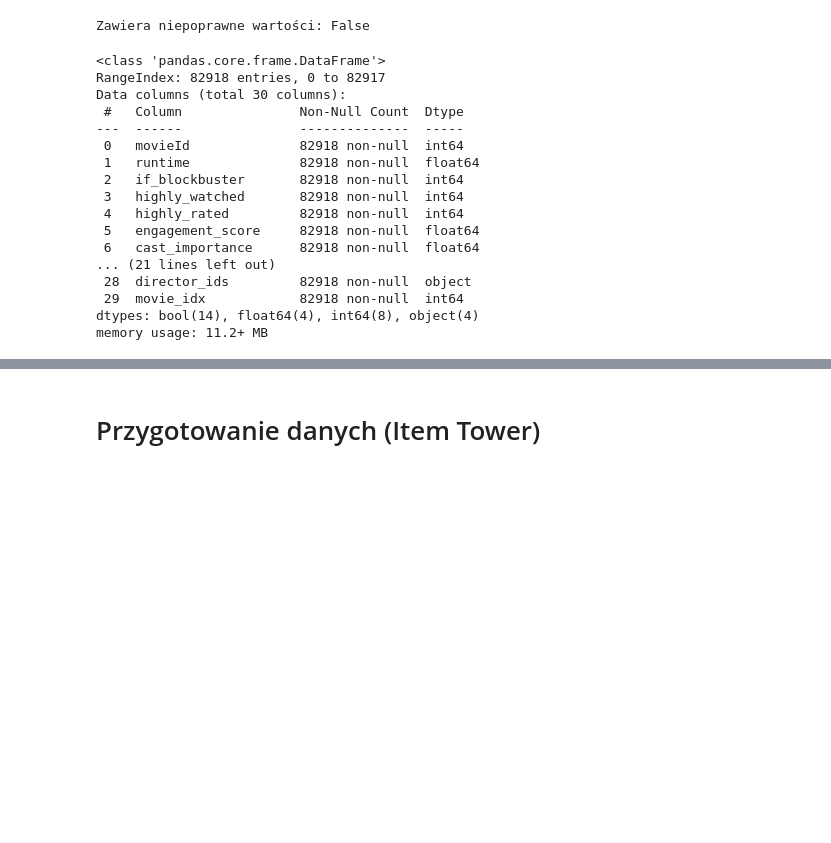
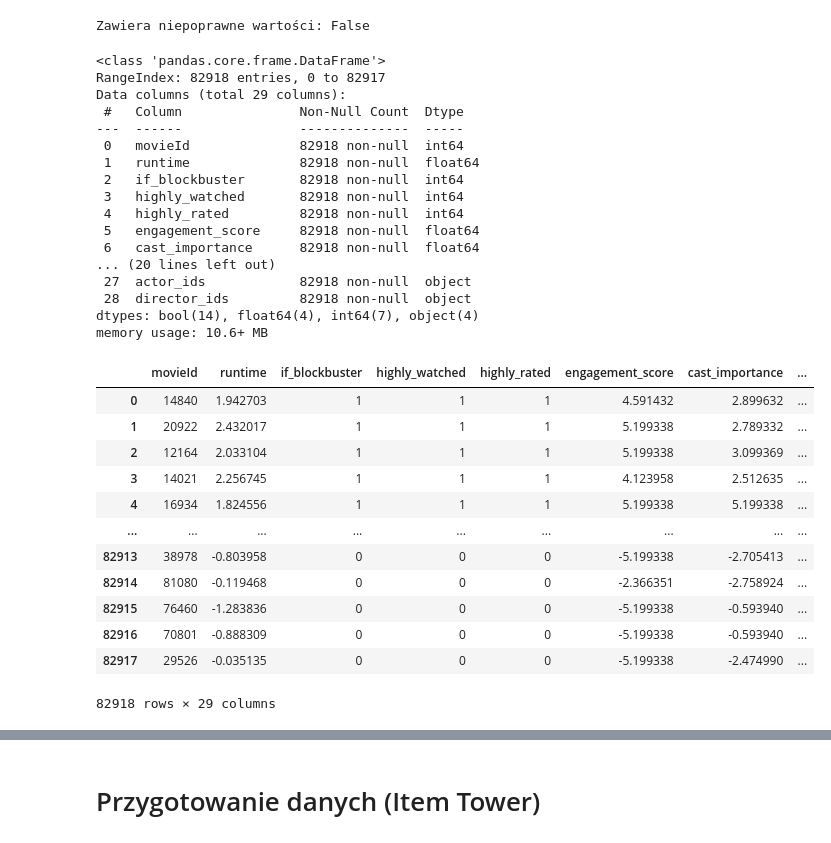
Before and after one commit to pmikuli/movie-recommendation-system, a Jupyter notebook: two_tower_model/Two_tower_v2.ipynb, the cells around one changed output, grey strips where cells are left out. Saved outputs shown, nothing was run; the diff lists cells and outputs as text; code cells hidden in the pictures; blank space fills up the shorter version.

```diff
--- a/two_tower_model/Two_tower_v2.ipynb
+++ b/two_tower_model/Two_tower_v2.ipynb
@@ -88,21 +88,14 @@ df_ratings['neg'] = df_ratings['neg'].apply(lambda lst: [movieId_to_idx[m] for m
 
 # df_movies musi być ograniczone tylko do używanych filmów
 df_movies = df_movies[df_movies['movieId'].isin(movieId_to_idx)]
-df_movies['movie_idx'] = df_movies['movieId'].map(movieId_to_idx)
+df_movies['movieId'] = df_movies['movieId'].map(movieId_to_idx)
 
 # Final sanity check
 assert df_users['movies_seq'].explode().max() < n_items
 assert df_ratings['pos'].explode().max() < n_items
 assert df_ratings['neg'].explode().max() < n_items
-assert df_movies['movie_idx'].max() < n_items
-assert df_movies['movie_idx'].notna().all(), "Some movieIds weren't mapped!"
-
-
-# df_users['movies_seq'] = df_users['movies_seq'].apply(lambda lst: [movieId_to_idx[m] for m in lst if m in movieId_to_idx])
-# df_ratings['pos'] = df_ratings['pos'].apply(lambda lst: [movieId_to_idx[m] for m in lst if m in movieId_to_idx])
-# df_ratings['neg'] = df_ratings['neg'].apply(lambda lst: [movieId_to_idx[m] for m in lst if m in movieId_to_idx])
-#
-# assert df_users['movies_seq'].explode().max() < n_items
+assert df_movies['movieId'].max() < n_items
+assert df_movies['movieId'].notna().all(), "Some movieIds weren't mapped!"
 # %%
 max_movie_idx = df_users['movies_seq'].explode().max()
 print("max_movie_idx =", max_movie_idx)
@@ -121,21 +114,35 @@ print("Zawiera niepoprawne wartości:", has_invalid_entries(df_users['movies_seq
 Zawiera niepoprawne wartości: False
 # %%
 df_movies.info()
+df_movies.head(83000)
 # %% [output]
 <class 'pandas.core.frame.DataFrame'>
 RangeIndex: 82918 entries, 0 to 82917
-Data columns (total 30 columns):
+Data columns (total 29 columns):
  #   Column               Non-Null Count  Dtype
 ---  ------               --------------  -----
  0   movieId              82918 non-null  int64
  1   runtime              82918 non-null  float64
  2   if_blockbuster       82918 non-null  int64
  3   highly_watched       82918 non-null  int64
  4   highly_rated         82918 non-null  int64
  5   engagement_score     82918 non-null  float64
  6   cast_importance      82918 non-null  float64
-... (21 lines left out)
+... (20 lines left out)
+ 27  actor_ids            82918 non-null  object
  28  director_ids         82918 non-null  object
- 29  movie_idx            82918 non-null  int64
-dtypes: bool(14), float64(4), int64(8), object(4)
-memory usage: 11.2+ MB
+dtypes: bool(14), float64(4), int64(7), object(4)
+memory usage: 10.6+ MB
+|  | movieId | runtime | if_blockbuster | highly_watched | highly_rated | engagement_score | cast_importance | ... |
+| 0 | 14840 | 1.942703 | 1 | 1 | 1 | 4.591432 | 2.899632 | ... |
+| 1 | 20922 | 2.432017 | 1 | 1 | 1 | 5.199338 | 2.789332 | ... |
+| 2 | 12164 | 2.033104 | 1 | 1 | 1 | 5.199338 | 3.099369 | ... |
+| 3 | 14021 | 2.256745 | 1 | 1 | 1 | 4.123958 | 2.512635 | ... |
+| 4 | 16934 | 1.824556 | 1 | 1 | 1 | 5.199338 | 5.199338 | ... |
+| ... | ... | ... | ... | ... | ... | ... | ... | ... |
+| 82913 | 38978 | -0.803958 | 0 | 0 | 0 | -5.199338 | -2.705413 | ... |
+| 82914 | 81080 | -0.119468 | 0 | 0 | 0 | -2.366351 | -2.758924 | ... |
+| 82915 | 76460 | -1.283836 | 0 | 0 | 0 | -5.199338 | -0.593940 | ... |
+| 82916 | 70801 | -0.888309 | 0 | 0 | 0 | -5.199338 | -0.593940 | ... |
+| 82917 | 29526 | -0.035135 | 0 | 0 | 0 | -5.199338 | -2.474990 | ... |
+82918 rows × 29 columns
```
Also changed, not shown: parts of 21 cells of this notebook.
